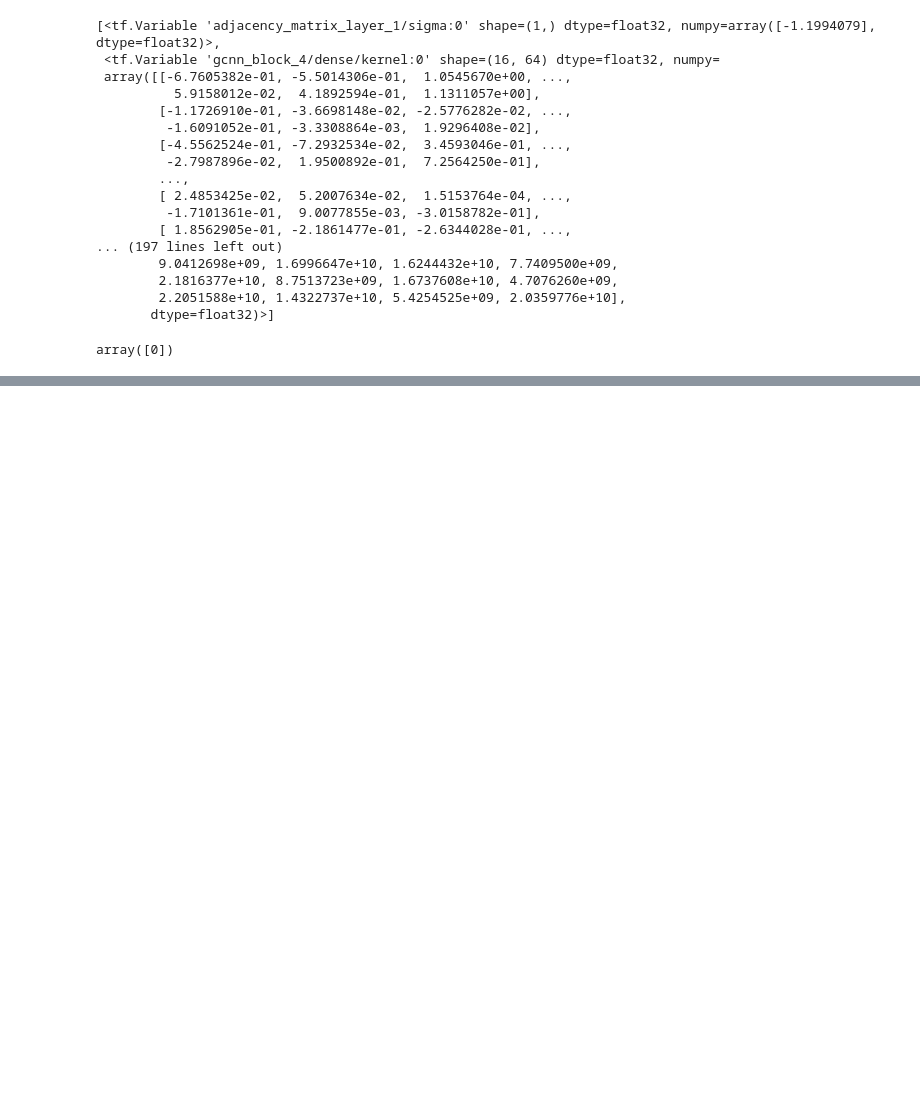
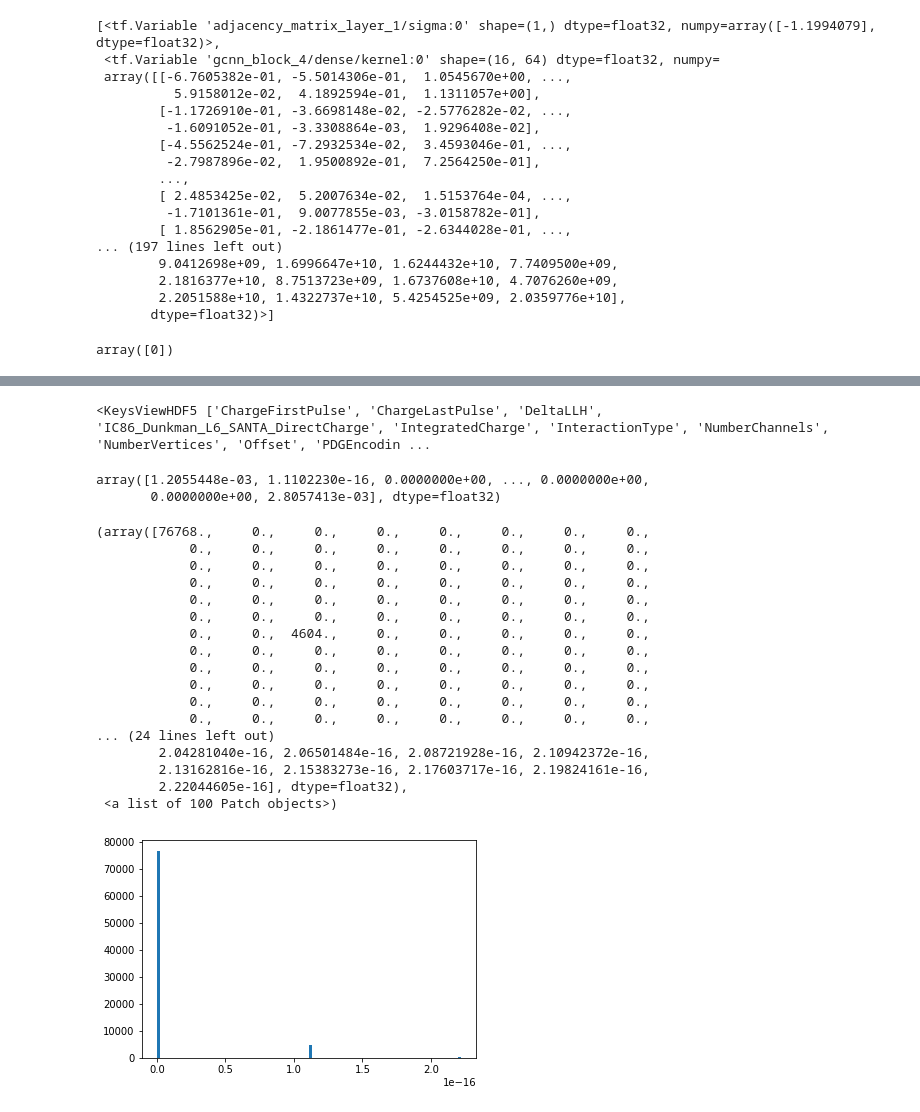
Before and after one commit to ruian1/NuIntClassification, a Jupyter notebook: baselines.ipynb, the cells around one changed output, grey strips where cells are left out. Saved outputs shown, nothing was run; the diff lists cells and outputs as text; code cells hidden in the pictures; blank space fills up the shorter version.

```diff
--- a/baselines.ipynb
+++ b/baselines.ipynb
@@ -193,0 +198,39 @@ array([0])
+# %%
+idx = np.arange(file['TimeStdDeviation'].shape[0])
+np.random.shuffle(idx)
+# %%
+samples = idx[:100000]
+# %%
+file.keys()
+# %% [output]
+<KeysViewHDF5 ['ChargeFirstPulse', 'ChargeLastPulse', 'DeltaLLH', 'IC86_Dunkman_L6_SANTA_DirectCharge', 'IntegratedCharge', 'InteractionType', 'NumberChannels', 'NumberVertices', 'Offset', 'PDGEncodin ...
+# %%
+time_std_samples = file['TimeStdDeviation']['item'][samples]
+# %%
+time_std_samples = time_std_samples[time_std_samples < 1e-5]
+# %%
+time_std_samples
+# %% [output]
+array([1.2055448e-03, 1.1102230e-16, 0.0000000e+00, ..., 0.0000000e+00,
+       0.0000000e+00, 2.8057413e-03], dtype=float32)
+# %%
+plt.hist(time_std_samples, bins=100)
+# %% [output]
+(array([76768.,     0.,     0.,     0.,     0.,     0.,     0.,     0.,
+            0.,     0.,     0.,     0.,     0.,     0.,     0.,     0.,
+            0.,     0.,     0.,     0.,     0.,     0.,     0.,     0.,
+            0.,     0.,     0.,     0.,     0.,     0.,     0.,     0.,
+            0.,     0.,     0.,     0.,     0.,     0.,     0.,     0.,
+            0.,     0.,     0.,     0.,     0.,     0.,     0.,     0.,
+            0.,     0.,  4604.,     0.,     0.,     0.,     0.,     0.,
+            0.,     0.,     0.,     0.,     0.,     0.,     0.,     0.,
+            0.,     0.,     0.,     0.,     0.,     0.,     0.,     0.,
+            0.,     0.,     0.,     0.,     0.,     0.,     0.,     0.,
+            0.,     0.,     0.,     0.,     0.,     0.,     0.,     0.,
+            0.,     0.,     0.,     0.,     0.,     0.,     0.,     0.,
+... (24 lines left out)
+        2.04281040e-16, 2.06501484e-16, 2.08721928e-16, 2.10942372e-16,
+        2.13162816e-16, 2.15383273e-16, 2.17603717e-16, 2.19824161e-16,
+        2.22044605e-16], dtype=float32),
+ <a list of 100 Patch objects>)
+[figure, added]
```
Also changed, not shown: parts of 9 cells of this notebook, 2 other files.
